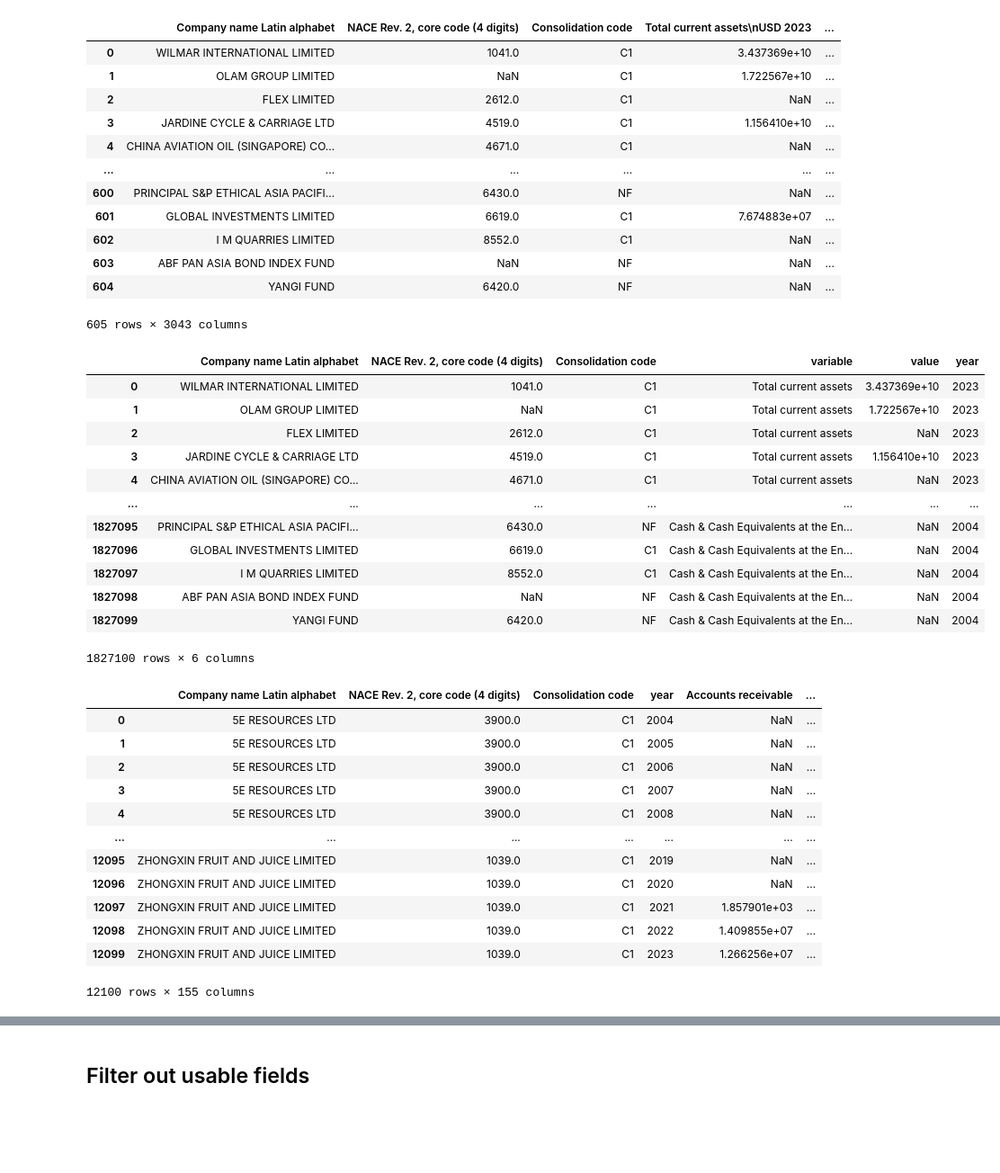
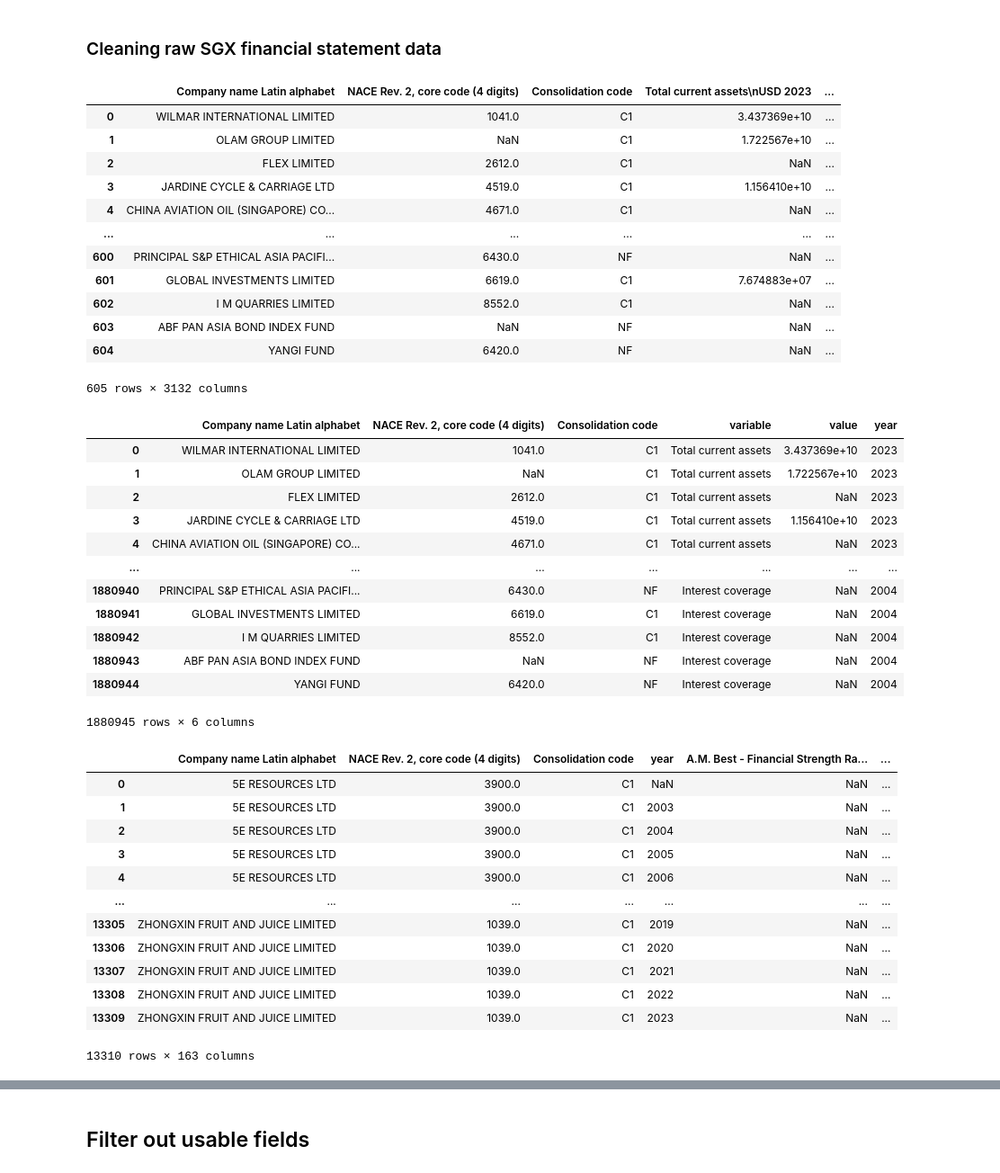
Before and after one commit to yungqiyang/sgx_panel_data_analysis, a Jupyter notebook: sgx_data_cleaning.ipynb, the cells around one changed output, grey strips where cells are left out. Shown at 90% size. Saved outputs shown, nothing was run; the diff lists cells and outputs as text; code cells hidden in the pictures; blank space fills up the shorter version.

Commit message:
Commit Cleaned Data

```diff
--- a/sgx_data_cleaning.ipynb
+++ b/sgx_data_cleaning.ipynb
@@ -24,5 +29,7 @@ sgx
+# %% [markdown]
+### Cleaning raw SGX financial statement data
 # %%
-sgx = sgx.replace("n.a.", np.nan)
+sgx = sgx.replace({"n.a.": np.nan, "n.s.": np.nan, 0: np.nan})
 sgx
 # %% [output]
 |  | Company name Latin alphabet | NACE Rev. 2, core code (4 digits) | Consolidation code | Total current assets\nUSD 2023 | ... |
@@ -37,7 +44,7 @@ sgx
 | 602 | I M QUARRIES LIMITED | 8552.0 | C1 | NaN | ... |
 | 603 | ABF PAN ASIA BOND INDEX FUND | NaN | NF | NaN | ... |
 | 604 | YANGI FUND | 6420.0 | NF | NaN | ... |
-605 rows × 3043 columns
+605 rows × 3132 columns
 # %%
 # Removing "\nth" pattern and ".1" pattern (for duplicated column names) from the column names
 sgx.columns = pd.Index([re.sub(pattern= "\.\d?$", repl= "", string=
@@ -47,42 +54,47 @@ sgx = sgx.loc[:, ~sgx.columns.duplicated()]
 # %%
 # Lengthening dataframe using columns with time periods
 
 id_vars = ['Company name Latin alphabet', 'NACE Rev. 2, core code (4 digits)', 'Consolidation code']
 
 melted_sgx = pd.melt(sgx, id_vars= id_vars)
 
+# Extracting year value from financial statement variable strings
+
 melted_sgx["year"] = melted_sgx["variable"].str.extract(r"(\d{4})$")[0]
 melted_sgx["variable"] = melted_sgx["variable"].str.replace("\s+\d{4}$|USD", "", regex= True)
+melted_sgx["variable"] = melted_sgx["variable"].str.strip(" ")
 
 melted_sgx
 # %% [output]
 |  | Company name Latin alphabet | NACE Rev. 2, core code (4 digits) | Consolidation code | variable | value | year |
 | 0 | WILMAR INTERNATIONAL LIMITED | 1041.0 | C1 | Total current assets | 3.437369e+10 | 2023 |
 | 1 | OLAM GROUP LIMITED | NaN | C1 | Total current assets | 1.722567e+10 | 2023 |
 | 2 | FLEX LIMITED | 2612.0 | C1 | Total current assets | NaN | 2023 |
 | 3 | JARDINE CYCLE & CARRIAGE LTD | 4519.0 | C1 | Total current assets | 1.156410e+10 | 2023 |
 | 4 | CHINA AVIATION OIL (SINGAPORE) CO... | 4671.0 | C1 | Total current assets | NaN | 2023 |
 | ... | ... | ... | ... | ... | ... | ... |
-| 1827095 | PRINCIPAL S&P ETHICAL ASIA PACIFI... | 6430.0 | NF | Cash & Cash Equivalents at the En... | NaN | 2004 |
-| 1827096 | GLOBAL INVESTMENTS LIMITED | 6619.0 | C1 | Cash & Cash Equivalents at the En... | NaN | 2004 |
-| 1827097 | I M QUARRIES LIMITED | 8552.0 | C1 | Cash & Cash Equivalents at the En... | NaN | 2004 |
-| 1827098 | ABF PAN ASIA BOND INDEX FUND | NaN | NF | Cash & Cash Equivalents at the En... | NaN | 2004 |
-| 1827099 | YANGI FUND | 6420.0 | NF | Cash & Cash Equivalents at the En... | NaN | 2004 |
+| 1880940 | PRINCIPAL S&P ETHICAL ASIA PACIFI... | 6430.0 | NF | Interest coverage | NaN | 2004 |
+| 1880941 | GLOBAL INVESTMENTS LIMITED | 6619.0 | C1 | Interest coverage | NaN | 2004 |
+| 1880942 | I M QUARRIES LIMITED | 8552.0 | C1 | Interest coverage | NaN | 2004 |
+| 1880943 | ABF PAN ASIA BOND INDEX FUND | NaN | NF | Interest coverage | NaN | 2004 |
+| 1880944 | YANGI FUND | 6420.0 | NF | Interest coverage | NaN | 2004 |
-1827100 rows × 6 columns
+1880945 rows × 6 columns
 # %%
+# Widening dataframe using unique financial statement variables
+
 pivoted_sgx = melted_sgx.pivot(index= id_vars + ["year"], columns= "variable",values= "value").reset_index().rename_axis(None, axis=1)
 pivoted_sgx
 # %% [output]
-|  | Company name Latin alphabet | NACE Rev. 2, core code (4 digits) | Consolidation code | year | Accounts receivable | ... |
-| 0 | 5E RESOURCES LTD | 3900.0 | C1 | 2004 | NaN | ... |
-| 1 | 5E RESOURCES LTD | 3900.0 | C1 | 2005 | NaN | ... |
-| 2 | 5E RESOURCES LTD | 3900.0 | C1 | 2006 | NaN | ... |
-| 3 | 5E RESOURCES LTD | 3900.0 | C1 | 2007 | NaN | ... |
-| 4 | 5E RESOURCES LTD | 3900.0 | C1 | 2008 | NaN | ... |
+|  | Company name Latin alphabet | NACE Rev. 2, core code (4 digits) | Consolidation code | year | A.M. Best - Financial Strength Ra... | ... |
+| 0 | 5E RESOURCES LTD | 3900.0 | C1 | NaN | NaN | ... |
+| 1 | 5E RESOURCES LTD | 3900.0 | C1 | 2003 | NaN | ... |
+| 2 | 5E RESOURCES LTD | 3900.0 | C1 | 2004 | NaN | ... |
+| 3 | 5E RESOURCES LTD | 3900.0 | C1 | 2005 | NaN | ... |
+| 4 | 5E RESOURCES LTD | 3900.0 | C1 | 2006 | NaN | ... |
 | ... | ... | ... | ... | ... | ... | ... |
-| 12095 | ZHONGXIN FRUIT AND JUICE LIMITED | 1039.0 | C1 | 2019 | NaN | ... |
-| 12096 | ZHONGXIN FRUIT AND JUICE LIMITED | 1039.0 | C1 | 2020 | NaN | ... |
-| 12097 | ZHONGXIN FRUIT AND JUICE LIMITED | 1039.0 | C1 | 2021 | 1.857901e+03 | ... |
-| 12098 | ZHONGXIN FRUIT AND JUICE LIMITED | 1039.0 | C1 | 2022 | 1.409855e+07 | ... |
-| 12099 | ZHONGXIN FRUIT AND JUICE LIMITED | 1039.0 | C1 | 2023 | 1.266256e+07 | ... |
+| 13305 | ZHONGXIN FRUIT AND JUICE LIMITED | 1039.0 | C1 | 2019 | NaN | ... |
+| 13306 | ZHONGXIN FRUIT AND JUICE LIMITED | 1039.0 | C1 | 2020 | NaN | ... |
+| 13307 | ZHONGXIN FRUIT AND JUICE LIMITED | 1039.0 | C1 | 2021 | NaN | ... |
+| 13308 | ZHONGXIN FRUIT AND JUICE LIMITED | 1039.0 | C1 | 2022 | NaN | ... |
+| 13309 | ZHONGXIN FRUIT AND JUICE LIMITED | 1039.0 | C1 | 2023 | NaN | ... |
-12100 rows × 155 columns
+13310 rows × 163 columns
```
Also changed, not shown: parts of 65 cells of this notebook, 10 other files.
